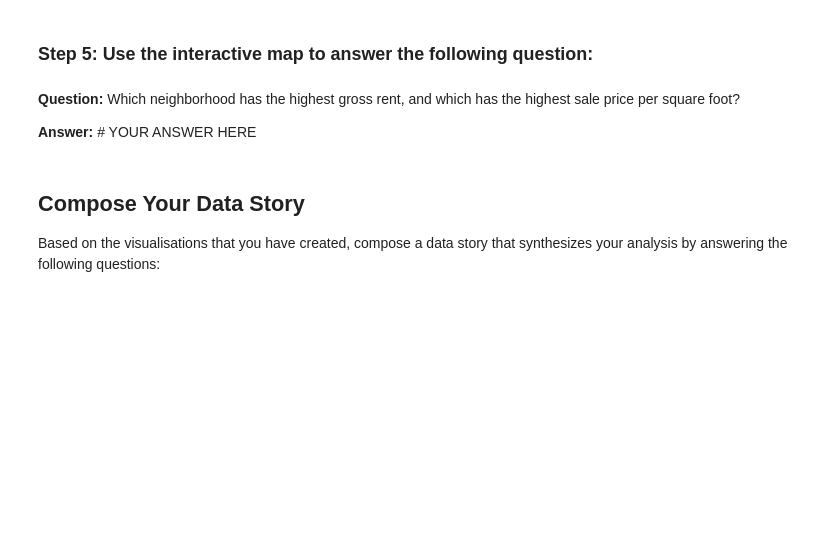
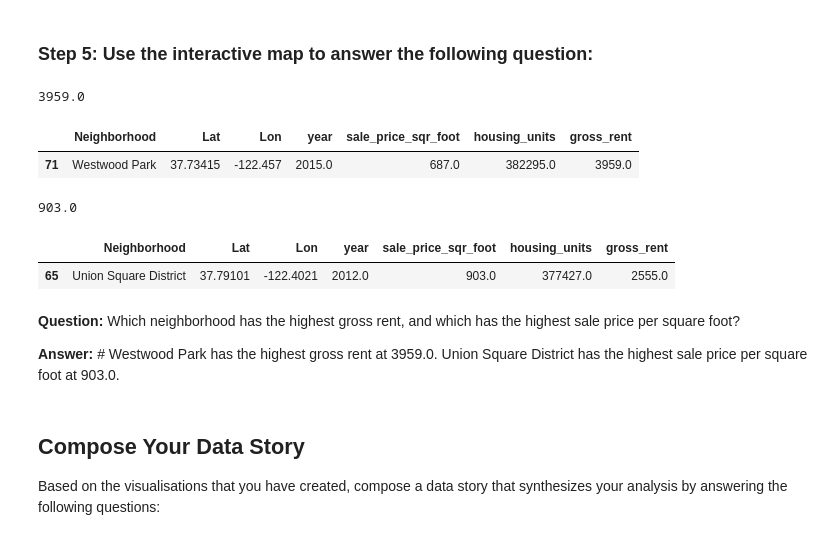
Before and after one commit to malrepos/Assignment---Module-06, a Jupyter notebook: san_francisco_housing.ipynb, the cells around one changed output. Drawn from its saved outputs; the diff is of its cells as text; code cells hidden in the pictures; blank space fills up the shorter version.

```diff
--- a/san_francisco_housing.ipynb
+++ b/san_francisco_housing.ipynb
@@ -547,9 +562,27 @@ PandasInterface expects tabular data, for more information on supported datatype
 # %% [markdown]
 ### Step 5: Use the interactive map to answer the following question:
+# %%
+all_neighborhoods_df["gross_rent"].max()
+# %% [output]
+3959.0
+# %%
+all_neighborhoods_df.loc[all_neighborhoods_df['gross_rent'] == 3959.0]
+# %% [output]
+|  | Neighborhood | Lat | Lon | year | sale_price_sqr_foot | housing_units | gross_rent |
+| 71 | Westwood Park | 37.73415 | -122.457 | 2015.0 | 687.0 | 382295.0 | 3959.0 |
+# %%
+all_neighborhoods_df["sale_price_sqr_foot"].max()
+# %% [output]
+903.0
+# %%
+all_neighborhoods_df.loc[all_neighborhoods_df['sale_price_sqr_foot'] == 903.0
+# %% [output]
+|  | Neighborhood | Lat | Lon | year | sale_price_sqr_foot | housing_units | gross_rent |
+| 65 | Union Square District | 37.79101 | -122.4021 | 2012.0 | 903.0 | 377427.0 | 2555.0 |
 # %% [markdown]
 **Question:** Which neighborhood has the highest gross rent, and which has the highest sale price per square foot?
 
-**Answer:** # YOUR ANSWER HERE
+**Answer:** # Westwood Park has the highest gross rent at 3959.0. Union Square District has the highest sale price per square foot at 903.0.
 # %% [markdown]
 ## Compose Your Data Story
 
```
Also changed, not shown: parts of 5 cells of this notebook.
